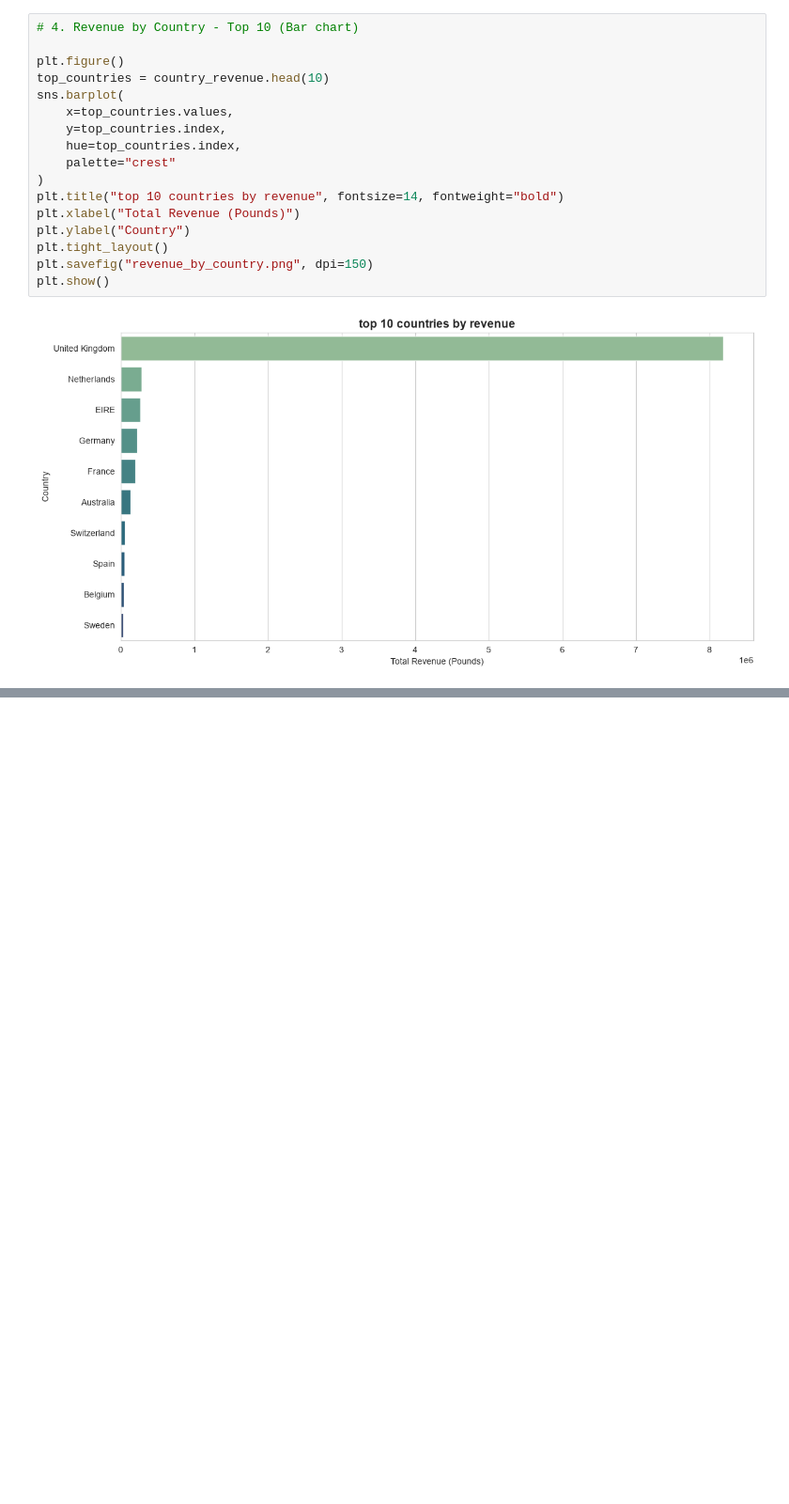
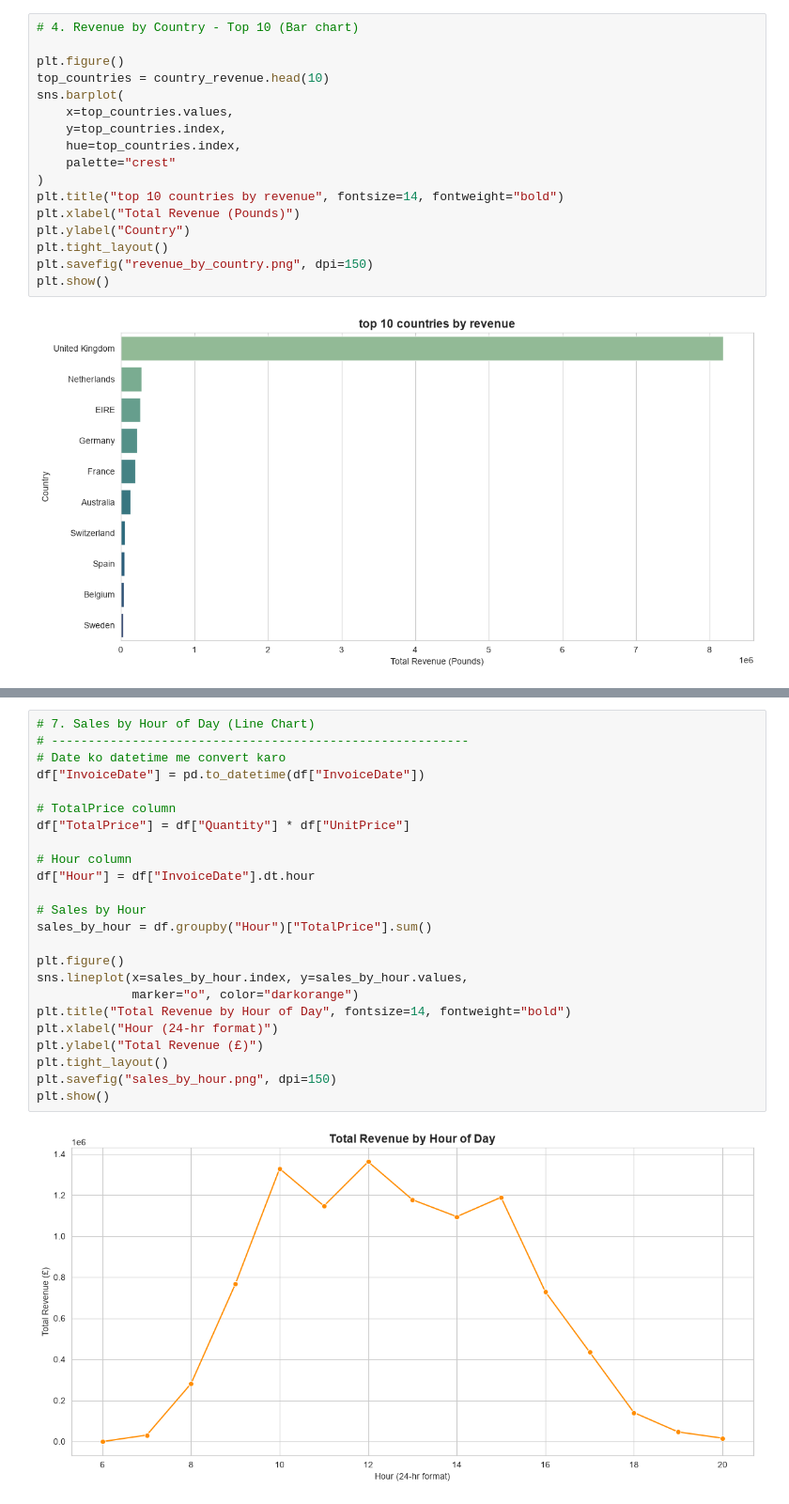
Before and after one commit to VaibhavKumarRai-eng/Ecommerce_analysis, a Jupyter notebook: Ecommerce_Analysis (1).ipynb, the cells around one changed output, grey strips where cells are left out. Shown at 94% size. Drawn from its saved outputs; the diff is of its cells as text; blank space fills up the shorter version.

```diff
--- a/Ecommerce_Analysis (1).ipynb
+++ b/Ecommerce_Analysis (1).ipynb
@@ -941,0 +1098,26 @@ plt.show()
+# %%
+# 7. Sales by Hour of Day (Line Chart)
+# ---------------------------------------------------------
+# Date ko datetime me convert karo
+df["InvoiceDate"] = pd.to_datetime(df["InvoiceDate"])
+
+# TotalPrice column
+df["TotalPrice"] = df["Quantity"] * df["UnitPrice"]
+
+# Hour column
+df["Hour"] = df["InvoiceDate"].dt.hour
+
+# Sales by Hour
+sales_by_hour = df.groupby("Hour")["TotalPrice"].sum()
+
+plt.figure()
+sns.lineplot(x=sales_by_hour.index, y=sales_by_hour.values,
+             marker="o", color="darkorange")
+plt.title("Total Revenue by Hour of Day", fontsize=14, fontweight="bold")
+plt.xlabel("Hour (24-hr format)")
+plt.ylabel("Total Revenue (£)")
+plt.tight_layout()
+plt.savefig("sales_by_hour.png", dpi=150)
+plt.show()
+# %% [output]
+[figure, added]
```
Also changed, not shown: parts of 33 cells of this notebook, 5 other files.
